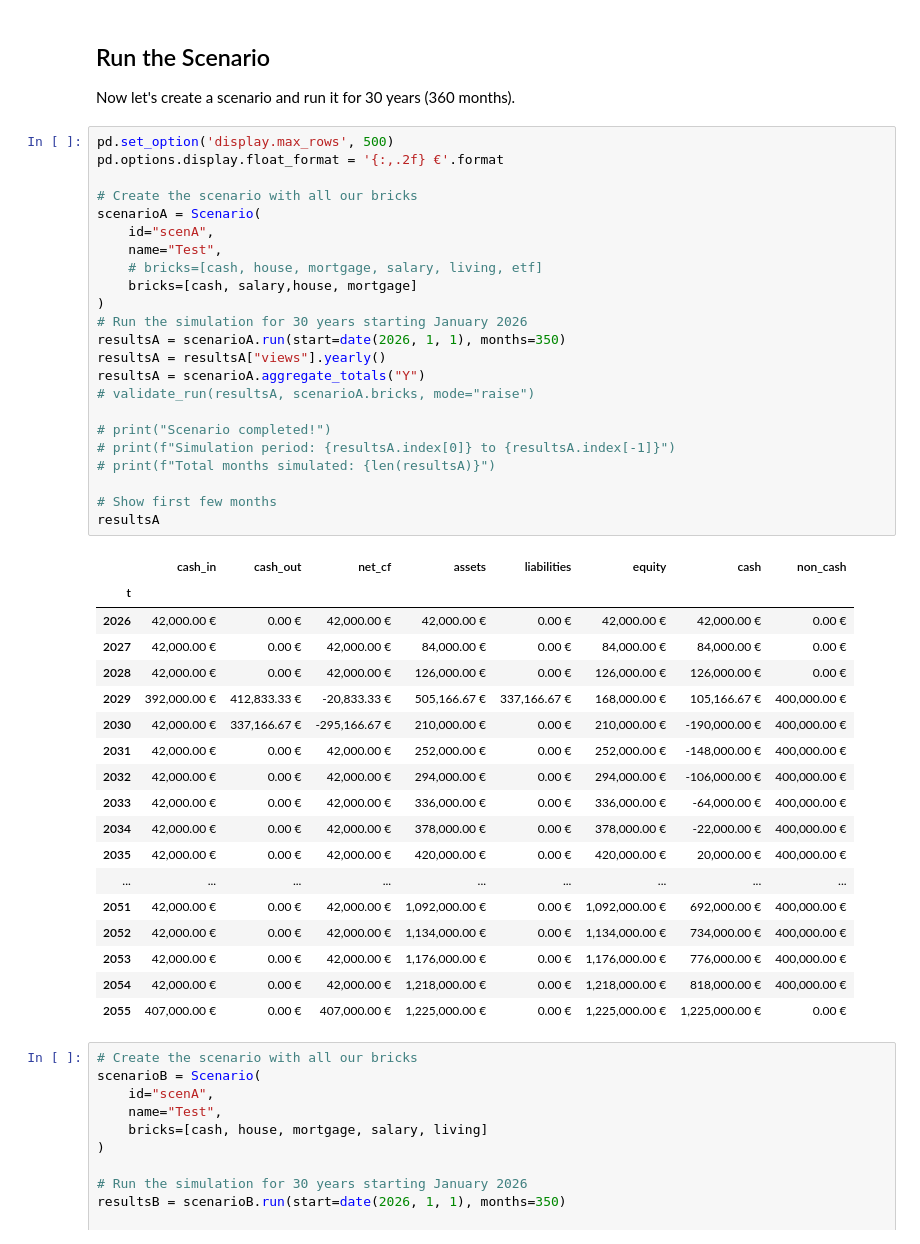
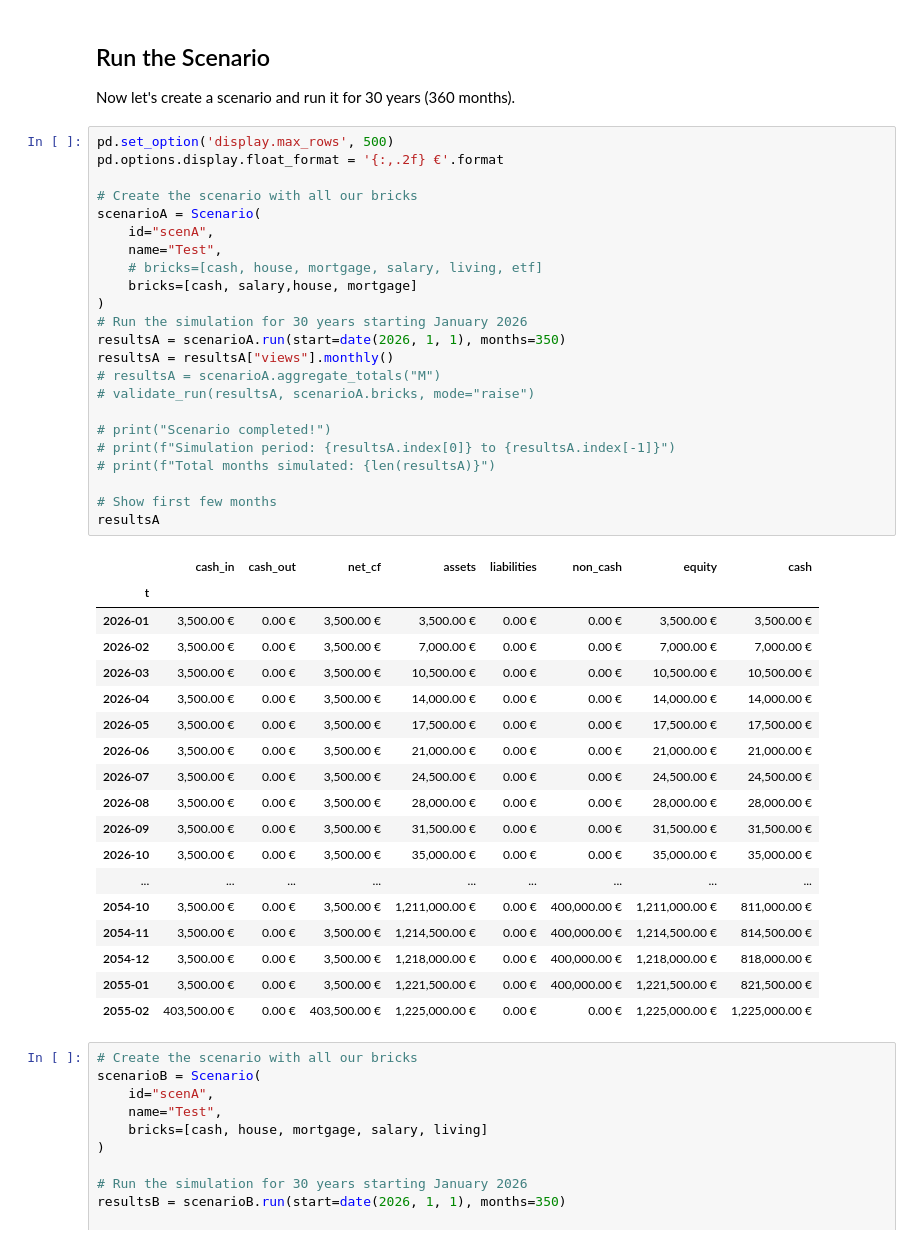
Before and after one commit to didac-crst/proto-finbrick-lab, a Jupyter notebook: finscenlab-poc/notebooks/01_quickstart.ipynb, the cells around one changed output. Saved outputs shown, nothing was run; the diff lists cells and outputs as text.

```diff
--- a/finscenlab-poc/notebooks/01_quickstart.ipynb
+++ b/finscenlab-poc/notebooks/01_quickstart.ipynb
@@ -156,45 +156,45 @@ Now let's create a scenario and run it for 30 years (360 months).
 # %%
 pd.set_option('display.max_rows', 500)
 pd.options.display.float_format = '{:,.2f} €'.format
 
 # Create the scenario with all our bricks
 scenarioA = Scenario(
     id="scenA",
     name="Test",
     # bricks=[cash, house, mortgage, salary, living, etf]
     bricks=[cash, salary,house, mortgage]
 )
 # Run the simulation for 30 years starting January 2026
 resultsA = scenarioA.run(start=date(2026, 1, 1), months=350)
-resultsA = resultsA["views"].yearly()
-resultsA = scenarioA.aggregate_totals("Y")
+resultsA = resultsA["views"].monthly()
+# resultsA = scenarioA.aggregate_totals("M")
 # validate_run(resultsA, scenarioA.bricks, mode="raise")
 
 # print("Scenario completed!")
 # print(f"Simulation period: {resultsA.index[0]} to {resultsA.index[-1]}")
 # print(f"Total months simulated: {len(resultsA)}")
 
 # Show first few months
 resultsA
 # %% [output]
-|  | cash_in | cash_out | net_cf | assets | liabilities | equity | cash | non_cash |
+|  | cash_in | cash_out | net_cf | assets | liabilities | non_cash | equity | cash |
 | t |  |  |  |  |  |  |  |  |
-| 2026 | 42,000.00 € | 0.00 € | 42,000.00 € | 42,000.00 € | 0.00 € | 42,000.00 € | 42,000.00 € | 0.00 € |
-| 2027 | 42,000.00 € | 0.00 € | 42,000.00 € | 84,000.00 € | 0.00 € | 84,000.00 € | 84,000.00 € | 0.00 € |
-| 2028 | 42,000.00 € | 0.00 € | 42,000.00 € | 126,000.00 € | 0.00 € | 126,000.00 € | 126,000.00 € | 0.00 € |
-| 2029 | 392,000.00 € | 412,833.33 € | -20,833.33 € | 505,166.67 € | 337,166.67 € | 168,000.00 € | 105,166.67 € | 400,000.00 € |
-| 2030 | 42,000.00 € | 337,166.67 € | -295,166.67 € | 210,000.00 € | 0.00 € | 210,000.00 € | -190,000.00 € | 400,000.00 € |
-| 2031 | 42,000.00 € | 0.00 € | 42,000.00 € | 252,000.00 € | 0.00 € | 252,000.00 € | -148,000.00 € | 400,000.00 € |
-| 2032 | 42,000.00 € | 0.00 € | 42,000.00 € | 294,000.00 € | 0.00 € | 294,000.00 € | -106,000.00 € | 400,000.00 € |
-| 2033 | 42,000.00 € | 0.00 € | 42,000.00 € | 336,000.00 € | 0.00 € | 336,000.00 € | -64,000.00 € | 400,000.00 € |
-| 2034 | 42,000.00 € | 0.00 € | 42,000.00 € | 378,000.00 € | 0.00 € | 378,000.00 € | -22,000.00 € | 400,000.00 € |
-| 2035 | 42,000.00 € | 0.00 € | 42,000.00 € | 420,000.00 € | 0.00 € | 420,000.00 € | 20,000.00 € | 400,000.00 € |
+| 2026-01 | 3,500.00 € | 0.00 € | 3,500.00 € | 3,500.00 € | 0.00 € | 0.00 € | 3,500.00 € | 3,500.00 € |
+| 2026-02 | 3,500.00 € | 0.00 € | 3,500.00 € | 7,000.00 € | 0.00 € | 0.00 € | 7,000.00 € | 7,000.00 € |
+| 2026-03 | 3,500.00 € | 0.00 € | 3,500.00 € | 10,500.00 € | 0.00 € | 0.00 € | 10,500.00 € | 10,500.00 € |
+| 2026-04 | 3,500.00 € | 0.00 € | 3,500.00 € | 14,000.00 € | 0.00 € | 0.00 € | 14,000.00 € | 14,000.00 € |
+| 2026-05 | 3,500.00 € | 0.00 € | 3,500.00 € | 17,500.00 € | 0.00 € | 0.00 € | 17,500.00 € | 17,500.00 € |
+| 2026-06 | 3,500.00 € | 0.00 € | 3,500.00 € | 21,000.00 € | 0.00 € | 0.00 € | 21,000.00 € | 21,000.00 € |
+| 2026-07 | 3,500.00 € | 0.00 € | 3,500.00 € | 24,500.00 € | 0.00 € | 0.00 € | 24,500.00 € | 24,500.00 € |
+| 2026-08 | 3,500.00 € | 0.00 € | 3,500.00 € | 28,000.00 € | 0.00 € | 0.00 € | 28,000.00 € | 28,000.00 € |
+| 2026-09 | 3,500.00 € | 0.00 € | 3,500.00 € | 31,500.00 € | 0.00 € | 0.00 € | 31,500.00 € | 31,500.00 € |
+| 2026-10 | 3,500.00 € | 0.00 € | 3,500.00 € | 35,000.00 € | 0.00 € | 0.00 € | 35,000.00 € | 35,000.00 € |
 | ... | ... | ... | ... | ... | ... | ... | ... | ... |
-| 2051 | 42,000.00 € | 0.00 € | 42,000.00 € | 1,092,000.00 € | 0.00 € | 1,092,000.00 € | 692,000.00 € | 400,000.00 € |
-| 2052 | 42,000.00 € | 0.00 € | 42,000.00 € | 1,134,000.00 € | 0.00 € | 1,134,000.00 € | 734,000.00 € | 400,000.00 € |
-| 2053 | 42,000.00 € | 0.00 € | 42,000.00 € | 1,176,000.00 € | 0.00 € | 1,176,000.00 € | 776,000.00 € | 400,000.00 € |
-| 2054 | 42,000.00 € | 0.00 € | 42,000.00 € | 1,218,000.00 € | 0.00 € | 1,218,000.00 € | 818,000.00 € | 400,000.00 € |
-| 2055 | 407,000.00 € | 0.00 € | 407,000.00 € | 1,225,000.00 € | 0.00 € | 1,225,000.00 € | 1,225,000.00 € | 0.00 € |
+| 2054-10 | 3,500.00 € | 0.00 € | 3,500.00 € | 1,211,000.00 € | 0.00 € | 400,000.00 € | 1,211,000.00 € | 811,000.00 € |
+| 2054-11 | 3,500.00 € | 0.00 € | 3,500.00 € | 1,214,500.00 € | 0.00 € | 400,000.00 € | 1,214,500.00 € | 814,500.00 € |
+| 2054-12 | 3,500.00 € | 0.00 € | 3,500.00 € | 1,218,000.00 € | 0.00 € | 400,000.00 € | 1,218,000.00 € | 818,000.00 € |
+| 2055-01 | 3,500.00 € | 0.00 € | 3,500.00 € | 1,221,500.00 € | 0.00 € | 400,000.00 € | 1,221,500.00 € | 821,500.00 € |
+| 2055-02 | 403,500.00 € | 0.00 € | 403,500.00 € | 1,225,000.00 € | 0.00 € | 0.00 € | 1,225,000.00 € | 1,225,000.00 € |
 # %%
 # Create the scenario with all our bricks
 scenarioB = Scenario(
```
Also changed, not shown: 2 other files.
